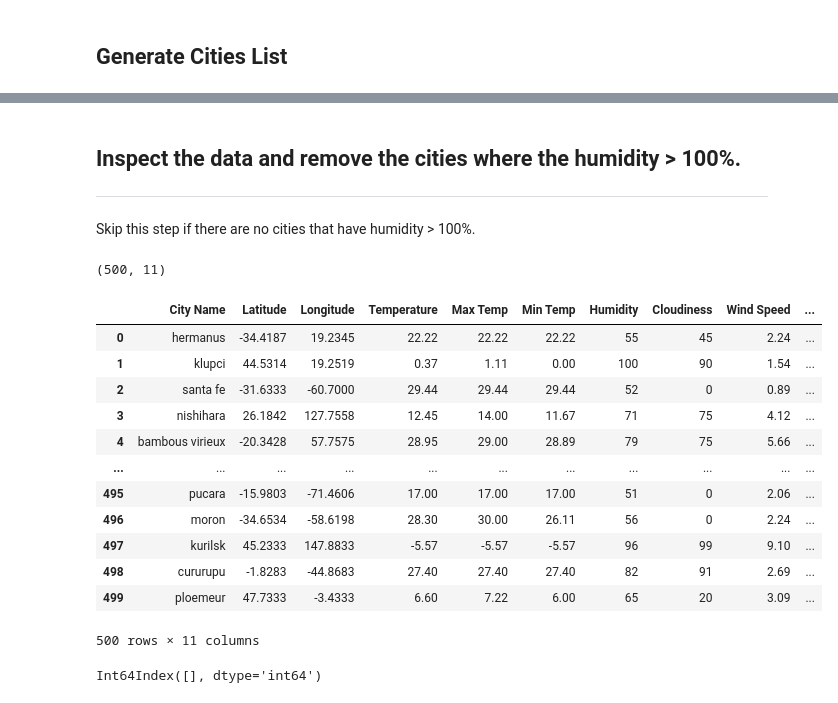
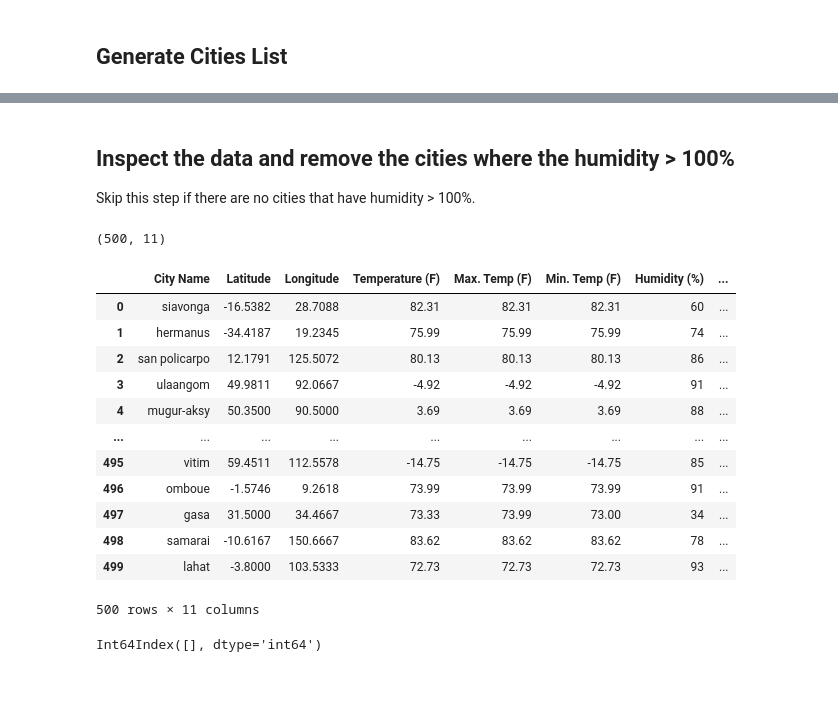
Before and after one commit to waqaszahick/Python-API-Challenge, a Jupyter notebook: WeatherPy/WeatherPy.ipynb, the cells around one changed output, grey strips where cells are left out. Drawn from its saved outputs; the diff is of its cells as text; code cells hidden in the pictures.

```diff
--- a/WeatherPy/WeatherPy.ipynb
+++ b/WeatherPy/WeatherPy.ipynb
@@ -138,28 +138,27 @@ display(described_data)
 # %% [markdown]
-## Inspect the data and remove the cities where the humidity > 100%.
-----
+## Inspect the data and remove the cities where the humidity > 100%
 Skip this step if there are no cities that have humidity > 100%.
 # %%
 # There is no city with humidity greated than 100% but still for understanding,
 # following is the method to take only ones that are greater or equal to 100% humidity.
 
-cities_data_removed_g100_humidity = cities_data[cities_data.Humidity <= 100]
+cities_data_removed_g100_humidity = cities_data[cities_data['Humidity (%)'] <= 100]
 print(cities_data_removed_g100_humidity.shape)
 display(cities_data_removed_g100_humidity)
 # %% [output]
 (500, 11)
-|  | City Name | Latitude | Longitude | Temperature | Max Temp | Min Temp | Humidity | Cloudiness | Wind Speed | ... |
-| 0 | hermanus | -34.4187 | 19.2345 | 22.22 | 22.22 | 22.22 | 55 | 45 | 2.24 | ... |
-| 1 | klupci | 44.5314 | 19.2519 | 0.37 | 1.11 | 0.00 | 100 | 90 | 1.54 | ... |
-| 2 | santa fe | -31.6333 | -60.7000 | 29.44 | 29.44 | 29.44 | 52 | 0 | 0.89 | ... |
-| 3 | nishihara | 26.1842 | 127.7558 | 12.45 | 14.00 | 11.67 | 71 | 75 | 4.12 | ... |
-| 4 | bambous virieux | -20.3428 | 57.7575 | 28.95 | 29.00 | 28.89 | 79 | 75 | 5.66 | ... |
-| ... | ... | ... | ... | ... | ... | ... | ... | ... | ... | ... |
-| 495 | pucara | -15.9803 | -71.4606 | 17.00 | 17.00 | 17.00 | 51 | 0 | 2.06 | ... |
-| 496 | moron | -34.6534 | -58.6198 | 28.30 | 30.00 | 26.11 | 56 | 0 | 2.24 | ... |
-| 497 | kurilsk | 45.2333 | 147.8833 | -5.57 | -5.57 | -5.57 | 96 | 99 | 9.10 | ... |
-| 498 | cururupu | -1.8283 | -44.8683 | 27.40 | 27.40 | 27.40 | 82 | 91 | 2.69 | ... |
-| 499 | ploemeur | 47.7333 | -3.4333 | 6.60 | 7.22 | 6.00 | 65 | 20 | 3.09 | ... |
+|  | City Name | Latitude | Longitude | Temperature (F) | Max. Temp (F) | Min. Temp (F) | Humidity (%) | ... |
+| 0 | siavonga | -16.5382 | 28.7088 | 82.31 | 82.31 | 82.31 | 60 | ... |
+| 1 | hermanus | -34.4187 | 19.2345 | 75.99 | 75.99 | 75.99 | 74 | ... |
+| 2 | san policarpo | 12.1791 | 125.5072 | 80.13 | 80.13 | 80.13 | 86 | ... |
+| 3 | ulaangom | 49.9811 | 92.0667 | -4.92 | -4.92 | -4.92 | 91 | ... |
+| 4 | mugur-aksy | 50.3500 | 90.5000 | 3.69 | 3.69 | 3.69 | 88 | ... |
+| ... | ... | ... | ... | ... | ... | ... | ... | ... |
+| 495 | vitim | 59.4511 | 112.5578 | -14.75 | -14.75 | -14.75 | 85 | ... |
+| 496 | omboue | -1.5746 | 9.2618 | 73.99 | 73.99 | 73.99 | 91 | ... |
+| 497 | gasa | 31.5000 | 34.4667 | 73.33 | 73.99 | 73.00 | 34 | ... |
+| 498 | samarai | -10.6167 | 150.6667 | 83.62 | 83.62 | 83.62 | 78 | ... |
+| 499 | lahat | -3.8000 | 103.5333 | 72.73 | 72.73 | 72.73 | 93 | ... |
 500 rows × 11 columns
 # %%
 # Get the indices of cities that have humidity over 100%.
```
Also changed, not shown: parts of 58 cells of this notebook, 26 other files.
